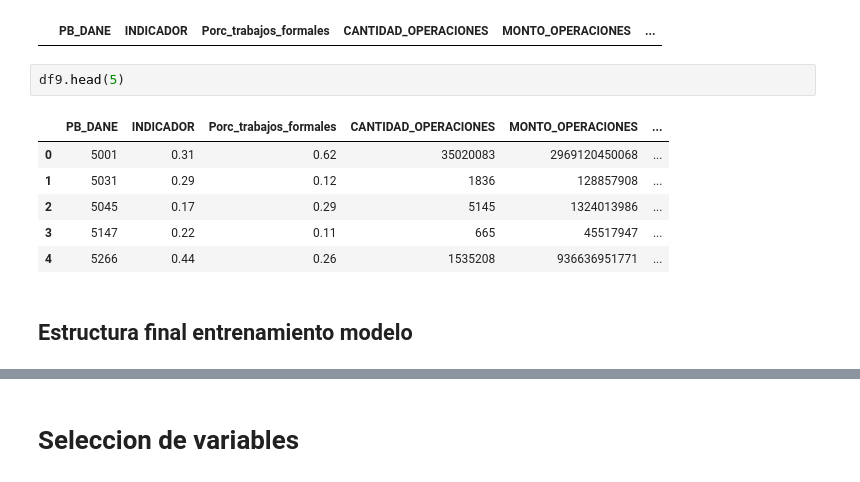
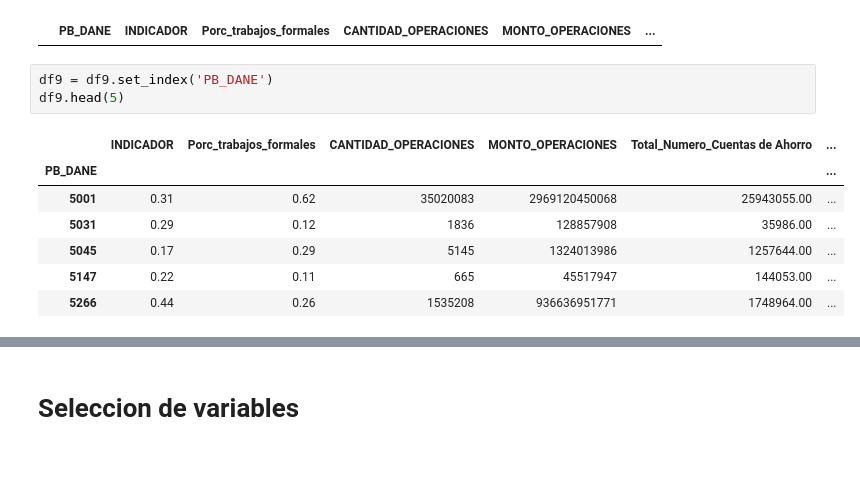
Before and after one commit to Crismaro19/ProyectoGerenciaProyectosAnaliticos, a Jupyter notebook: Codigo/Analisis_y_modelo.ipynb, the cells around one changed output, grey strips where cells are left out. Drawn from its saved outputs; the diff is of its cells as text.

```diff
--- a/Codigo/Analisis_y_modelo.ipynb
+++ b/Codigo/Analisis_y_modelo.ipynb
@@ -660,13 +664,13 @@ Dimensiones finales del dataset: (82, 30)
 Cantidad de registros nulos: 0
 |  | PB_DANE | INDICADOR | Porc_trabajos_formales | CANTIDAD_OPERACIONES | MONTO_OPERACIONES | ... |
 # %%
+df9 = df9.set_index('PB_DANE')
 df9.head(5)
 # %% [output]
-|  | PB_DANE | INDICADOR | Porc_trabajos_formales | CANTIDAD_OPERACIONES | MONTO_OPERACIONES | ... |
-| 0 | 5001 | 0.31 | 0.62 | 35020083 | 2969120450068 | ... |
-| 1 | 5031 | 0.29 | 0.12 | 1836 | 128857908 | ... |
-| 2 | 5045 | 0.17 | 0.29 | 5145 | 1324013986 | ... |
-| 3 | 5147 | 0.22 | 0.11 | 665 | 45517947 | ... |
-| 4 | 5266 | 0.44 | 0.26 | 1535208 | 936636951771 | ... |
+|  | INDICADOR | Porc_trabajos_formales | CANTIDAD_OPERACIONES | MONTO_OPERACIONES | Total_Numero_Cuentas de Ahorro | ... |
+| PB_DANE |  |  |  |  |  | ... |
+| 5001 | 0.31 | 0.62 | 35020083 | 2969120450068 | 25943055.00 | ... |
+| 5031 | 0.29 | 0.12 | 1836 | 128857908 | 35986.00 | ... |
+| 5045 | 0.17 | 0.29 | 5145 | 1324013986 | 1257644.00 | ... |
+| 5147 | 0.22 | 0.11 | 665 | 45517947 | 144053.00 | ... |
+| 5266 | 0.44 | 0.26 | 1535208 | 936636951771 | 1748964.00 | ... |
-# %% [markdown]
-## Estructura final entrenamiento modelo
```
Also changed, not shown: parts of 38 cells of this notebook, 1 other file.
